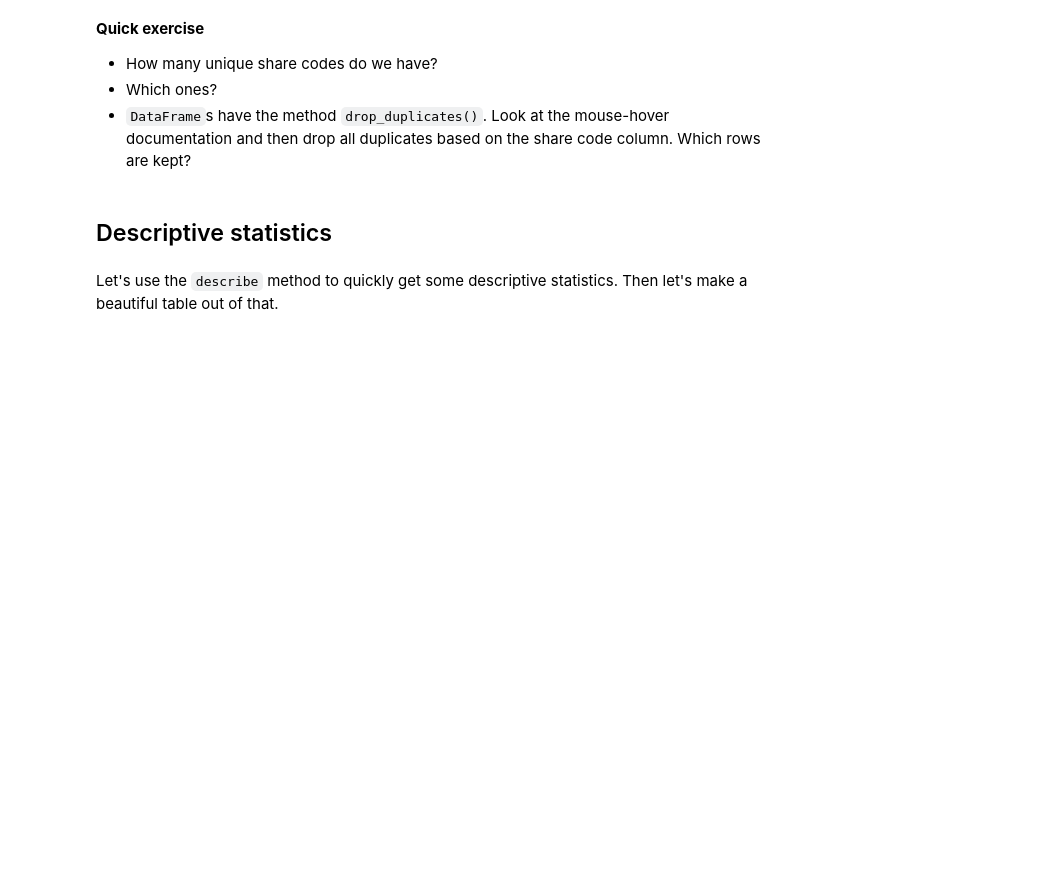
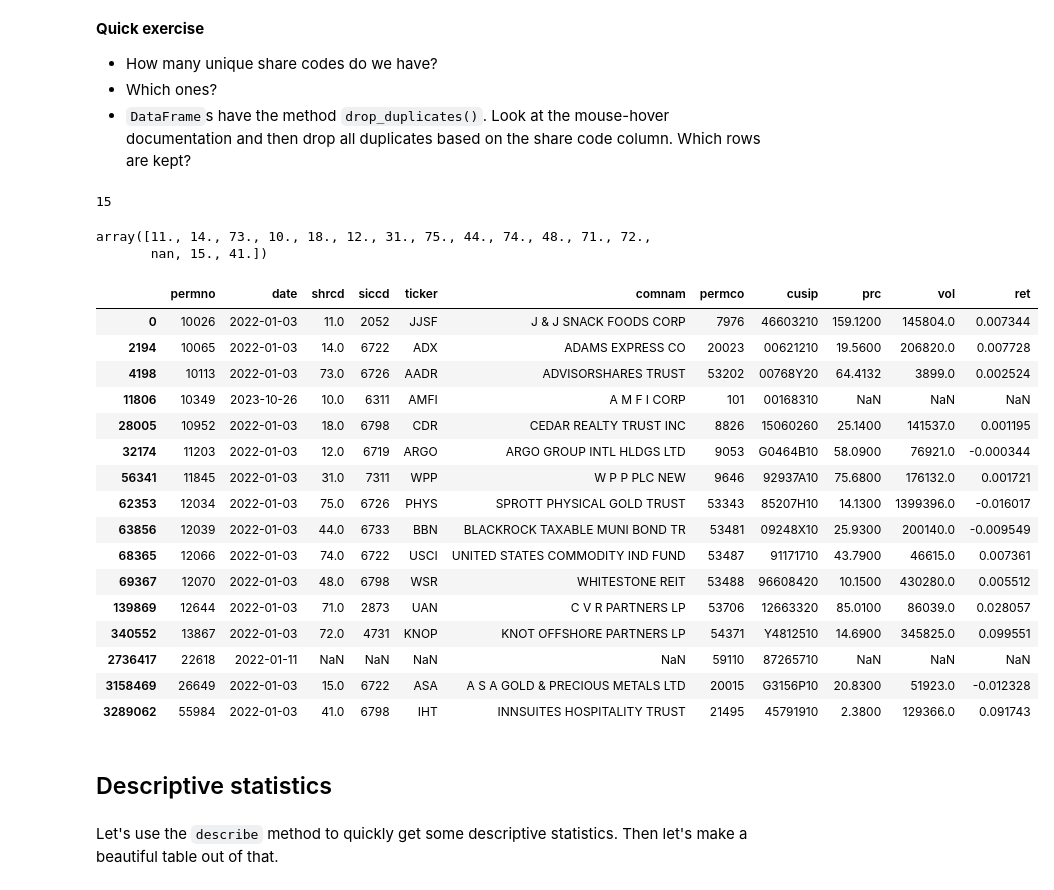
Before and after one commit to Segtanof/pyfin, a Jupyter notebook: 06_Data_Retrieval.ipynb, the cells around one changed output. Drawn from its saved outputs; the diff is of its cells as text; code cells hidden in the pictures; blank space fills up the shorter version.

```diff
--- a/06_Data_Retrieval.ipynb
+++ b/06_Data_Retrieval.ipynb
@@ -48,7 +68,7 @@ Then, upload the file to your Google Drive through the web interface or another
 # %% [markdown]
 We can get the file path by opening the file menu on the left hand side, navigating to the file and then selecting "Copy Path" on the 3-dot menu.
 # %%
-crsp_file = "/content/drive/MyDrive/Colab Notebooks/Python course 2024-11/Data/crsp.csv.gz" # You need to adjust the path to where you uploaded it to
+crsp_file = "ydhncjkicpoz1gfg_csv.zip" # You need to adjust the path to where you uploaded it to
 # %%
 # If you were unable to download the file, uncomment the following lines
 # !gdown 1rS5QeNd0mApFsBuiY-KfUhugpjeKo0Ey
@@ -128,6 +300,35 @@ crsp.isna().sum().plot.bar(title="Missing values by column")
 - How many unique share codes do we have?
 - Which ones?
 - `DataFrame`s have the method `drop_duplicates()`. Look at the mouse-hover documentation and then drop all duplicates based on the share code column. Which rows are kept?
+# %%
+unique_code = crsp["shrcd"].nunique()
+print(unique_code)
+crsp["shrcd"].unique()
+# %% [output]
+15
+array([11., 14., 73., 10., 18., 12., 31., 75., 44., 74., 48., 71., 72.,
+       nan, 15., 41.])
+# %%
+no_dup = crsp.drop_duplicates(subset="shrcd")
+no_dup
+# %% [output]
+|  | permno | date | shrcd | siccd | ticker | comnam | permco | cusip | prc | vol | ret |
+| 0 | 10026 | 2022-01-03 | 11.0 | 2052 | JJSF | J & J SNACK FOODS CORP | 7976 | 46603210 | 159.1200 | 145804.0 | 0.007344 |
+| 2194 | 10065 | 2022-01-03 | 14.0 | 6722 | ADX | ADAMS EXPRESS CO | 20023 | 00621210 | 19.5600 | 206820.0 | 0.007728 |
+| 4198 | 10113 | 2022-01-03 | 73.0 | 6726 | AADR | ADVISORSHARES TRUST | 53202 | 00768Y20 | 64.4132 | 3899.0 | 0.002524 |
+| 11806 | 10349 | 2023-10-26 | 10.0 | 6311 | AMFI | A M F I CORP | 101 | 00168310 | NaN | NaN | NaN |
+| 28005 | 10952 | 2022-01-03 | 18.0 | 6798 | CDR | CEDAR REALTY TRUST INC | 8826 | 15060260 | 25.1400 | 141537.0 | 0.001195 |
+| 32174 | 11203 | 2022-01-03 | 12.0 | 6719 | ARGO | ARGO GROUP INTL HLDGS LTD | 9053 | G0464B10 | 58.0900 | 76921.0 | -0.000344 |
+| 56341 | 11845 | 2022-01-03 | 31.0 | 7311 | WPP | W P P PLC NEW | 9646 | 92937A10 | 75.6800 | 176132.0 | 0.001721 |
+| 62353 | 12034 | 2022-01-03 | 75.0 | 6726 | PHYS | SPROTT PHYSICAL GOLD TRUST | 53343 | 85207H10 | 14.1300 | 1399396.0 | -0.016017 |
+| 63856 | 12039 | 2022-01-03 | 44.0 | 6733 | BBN | BLACKROCK TAXABLE MUNI BOND TR | 53481 | 09248X10 | 25.9300 | 200140.0 | -0.009549 |
+| 68365 | 12066 | 2022-01-03 | 74.0 | 6722 | USCI | UNITED STATES COMMODITY IND FUND | 53487 | 91171710 | 43.7900 | 46615.0 | 0.007361 |
+| 69367 | 12070 | 2022-01-03 | 48.0 | 6798 | WSR | WHITESTONE REIT | 53488 | 96608420 | 10.1500 | 430280.0 | 0.005512 |
+| 139869 | 12644 | 2022-01-03 | 71.0 | 2873 | UAN | C V R PARTNERS LP | 53706 | 12663320 | 85.0100 | 86039.0 | 0.028057 |
+| 340552 | 13867 | 2022-01-03 | 72.0 | 4731 | KNOP | KNOT OFFSHORE PARTNERS LP | 54371 | Y4812510 | 14.6900 | 345825.0 | 0.099551 |
+| 2736417 | 22618 | 2022-01-11 | NaN | NaN | NaN | NaN | 59110 | 87265710 | NaN | NaN | NaN |
+| 3158469 | 26649 | 2022-01-03 | 15.0 | 6722 | ASA | A S A GOLD & PRECIOUS METALS LTD | 20015 | G3156P10 | 20.8300 | 51923.0 | -0.012328 |
+| 3289062 | 55984 | 2022-01-03 | 41.0 | 6798 | IHT | INNSUITES HOSPITALITY TRUST | 21495 | 45791910 | 2.3800 | 129366.0 | 0.091743 |
 # %% [markdown]
 ## Descriptive statistics
 # %% [markdown]
```
Also changed, not shown: parts of 23 cells of this notebook, 1 other file.
